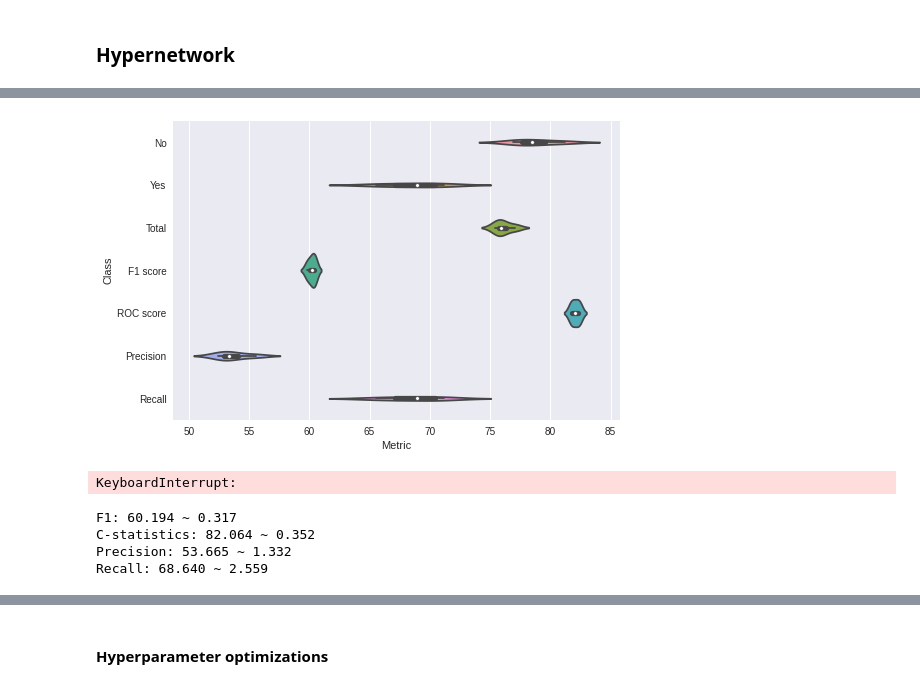
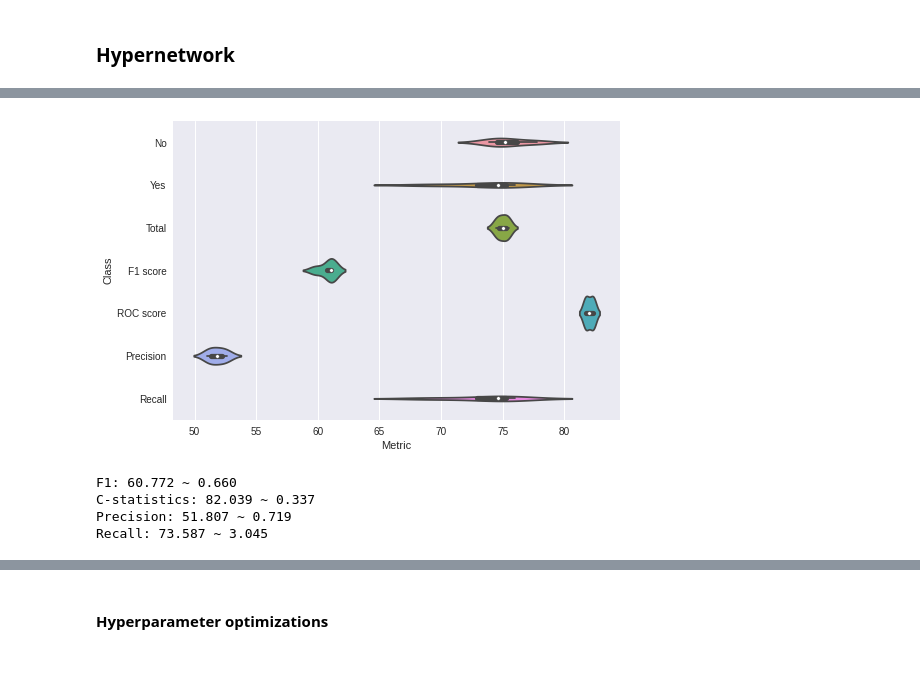
Before and after one commit to wwydmanski/hypernet-cnn, a Jupyter notebook: Benchmarks/Blastchar benchmark.ipynb, the cells around one changed output, grey strips where cells are left out. Drawn from its saved outputs; the diff is of its cells as text; code cells hidden in the pictures.

```diff
--- a/Benchmarks/Blastchar benchmark.ipynb
+++ b/Benchmarks/Blastchar benchmark.ipynb
@@ -365,34 +363,38 @@ def figure_to_html():
     html = '<img src=\'embedded-picture'>'.format(encoded)
     return html
 # %%
-nn_results = test_model(network_fn(150),
+nn_results = test_model(network_fn(10),
                 (X_train, y_train),
                 (X_test, y_test),
                 y_label_enc, 4)
 # %% [output]
-[figure, old version]
+[figure, new version]
+# %%
+print_statistics(nn_results)
+# %% [output]
+F1: 60.772 ~ 0.660
+C-statistics: 82.039 ~ 0.337
+Precision: 51.807 ~ 0.719
+Recall: 73.587 ~ 3.045
 # %%
-res = {}
-for epochs in [100]:
-    nn_results = test_model(network_fn(epochs),
-                    (X_train, y_train),
-                    (X_test, y_test),
-                    y_label_enc, 4)
-    exp = Experiment(os.environ.get("COMET_KEY"), "blastchar-hypernet")
-    exp.log_parameters({"epochs": epochs})
-    exp.add_tag("hypernet-epoch-optim")
-    exp.log_table("metrics.csv", nn_results.groupby("Class").mean())
-    exp.log_metric("f1_score", nn_results.groupby("Class").mean().loc["F1 score"])
+# res = {}
+# for epochs in [100, 200, 500, 50, 20, 10]:
+#     exp = Experiment(os.environ.get("COMET_KEY"), "blastchar-hypernet")
 
-    res[epochs] = nn_results
-    logger.info(f"Number of epochs: {epochs}")
-    print_statistics(res[epochs])
+#     nn_results = test_model(network_fn(epochs),
+#                     (X_train, y_train),
+#                     (X_test, y_test),
+#                     y_label_enc, 4)
+
+#     exp.log_parameters({"epochs": epochs})
+#     exp.add_tag("hypernet-epoch-optim")
+#     exp.log_table("metrics.csv", nn_results.groupby("Class").mean())
+#     exp.log_metric("f1_score", nn_results.groupby("Class").mean().loc["F1 score"])
+
+#     res[epochs] = nn_results
+#     logger.info(f"Number of epochs: {epochs}")
+#     print_statistics(res[epochs])
-# %% [output]
-KeyboardInterrupt:
 # %%
-print_statistics(nn_results)
+# for key in res.keys():
+#     print(key)
+#     print_statistics(res[key])
-# %% [output]
-F1: 60.194 ~ 0.317
-C-statistics: 82.064 ~ 0.352
-Precision: 53.665 ~ 1.332
-Recall: 68.640 ~ 2.559
```
Also changed, not shown: parts of 2 cells of this notebook, 1 other file.
